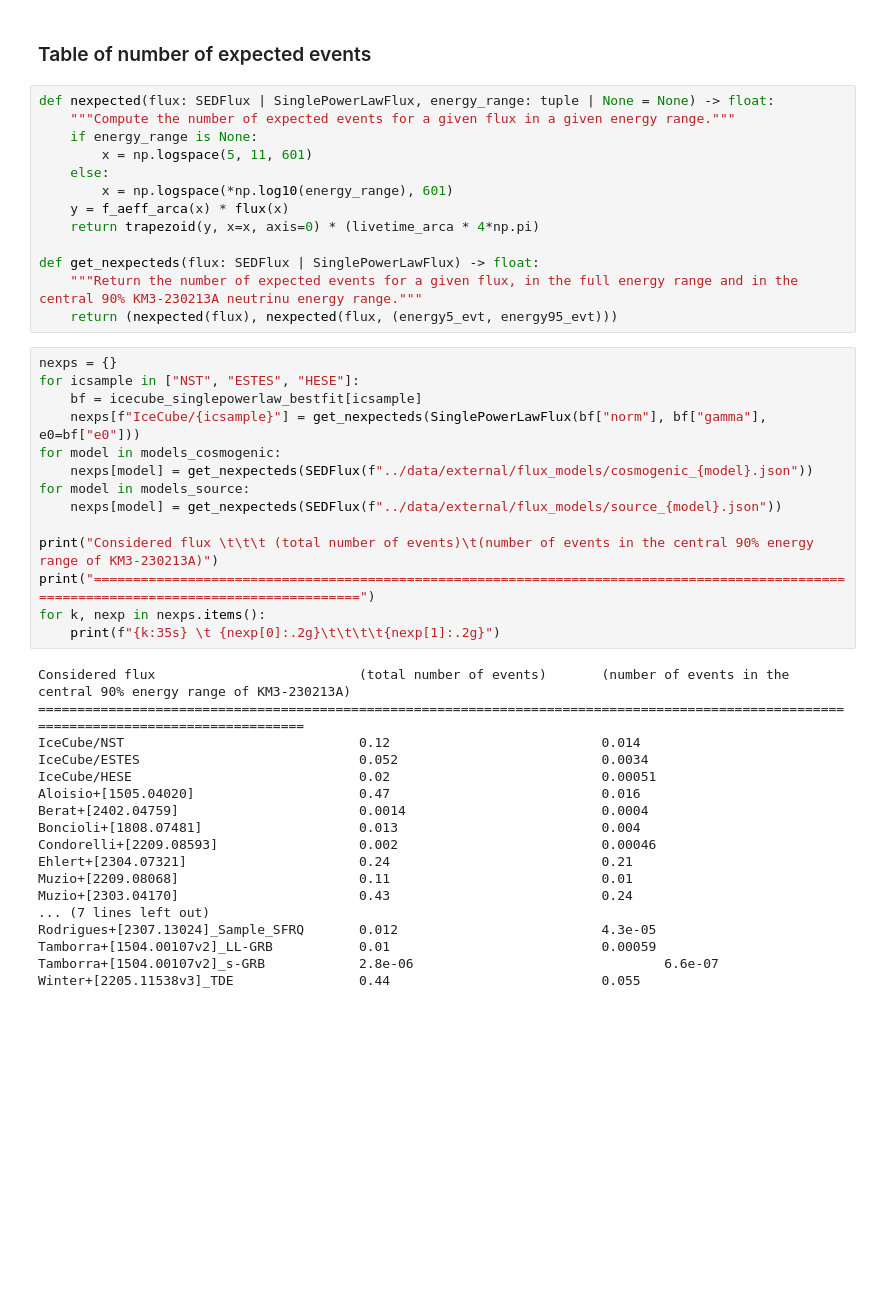
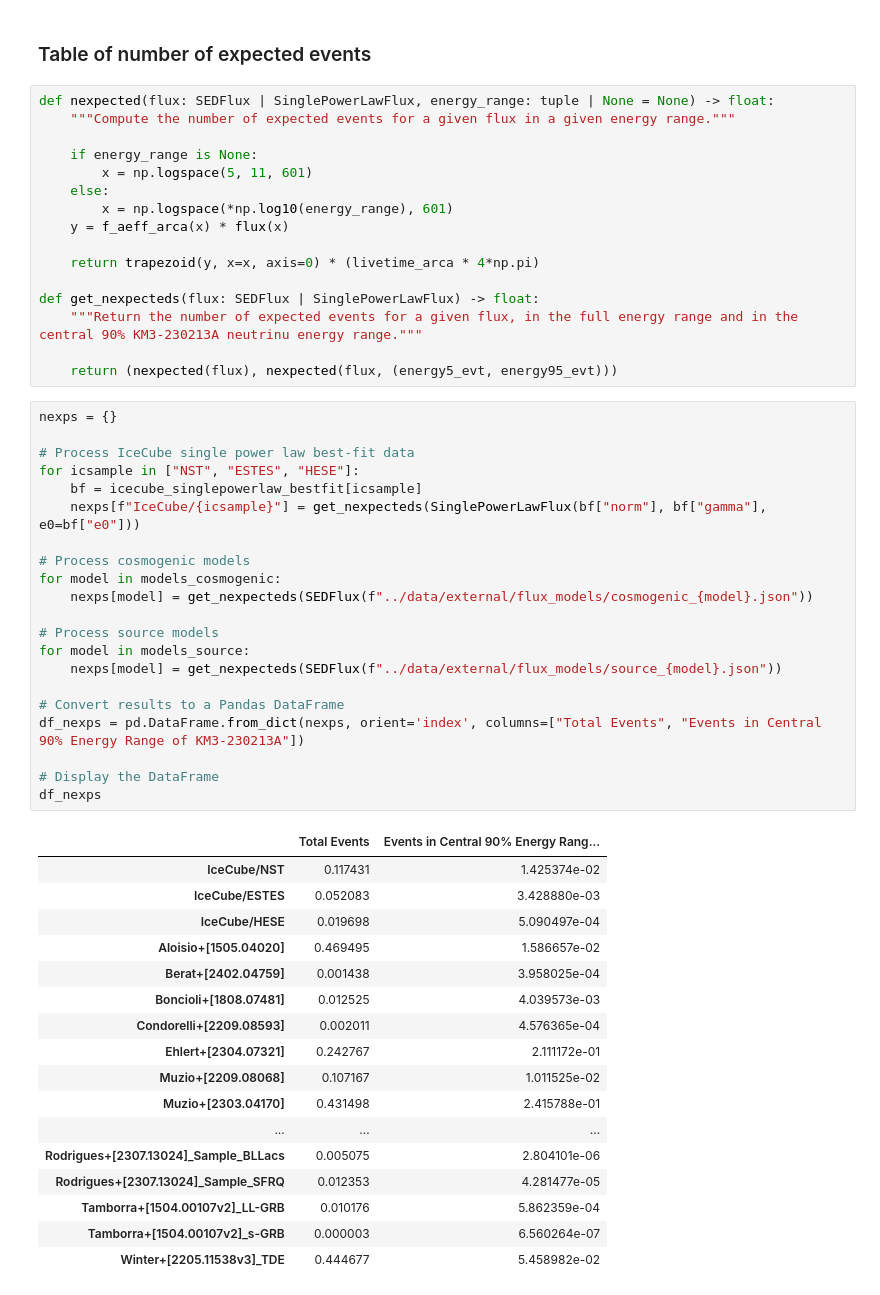
Before and after one commit to KM3NeT/KM3-230213A-data, a Jupyter notebook: notebooks/Expected events per flux.ipynb, the cells around one changed output. Drawn from its saved outputs; the diff is of its cells as text; blank space fills up the shorter version.

```diff
--- a/notebooks/Expected events per flux.ipynb
+++ b/notebooks/Expected events per flux.ipynb
@@ -47,45 +47,55 @@ icecube_singlepowerlaw_bestfit = pd.read_json("../data/external/flux_constraints
 # %%
 def nexpected(flux: SEDFlux | SinglePowerLawFlux, energy_range: tuple | None = None) -> float:
     """Compute the number of expected events for a given flux in a given energy range."""
+
     if energy_range is None:
         x = np.logspace(5, 11, 601)
     else:
         x = np.logspace(*np.log10(energy_range), 601)
     y = f_aeff_arca(x) * flux(x)
+
     return trapezoid(y, x=x, axis=0) * (livetime_arca * 4*np.pi)
 
 def get_nexpecteds(flux: SEDFlux | SinglePowerLawFlux) -> float:
     """Return the number of expected events for a given flux, in the full energy range and in the central 90% KM3-230213A neutrinu energy range."""
+
     return (nexpected(flux), nexpected(flux, (energy5_evt, energy95_evt)))
 # %%
 nexps = {}
+
+# Process IceCube single power law best-fit data
 for icsample in ["NST", "ESTES", "HESE"]:
     bf = icecube_singlepowerlaw_bestfit[icsample]
     nexps[f"IceCube/{icsample}"] = get_nexpecteds(SinglePowerLawFlux(bf["norm"], bf["gamma"], e0=bf["e0"]))
+
+# Process cosmogenic models
 for model in models_cosmogenic:
     nexps[model] = get_nexpecteds(SEDFlux(f"../data/external/flux_models/cosmogenic_{model}.json"))
+
+# Process source models
 for model in models_source:
     nexps[model] = get_nexpecteds(SEDFlux(f"../data/external/flux_models/source_{model}.json"))
 
-print("Considered flux \t\t\t (total number of events)\t(number of events in the central 90% energy range of KM3-230213A)")
-print("=========================================================================================================================================")
-for k, nexp in nexps.items():
-    print(f"{k:35s} \t {nexp[0]:.2g}\t\t\t\t{nexp[1]:.2g}")
+# Convert results to a Pandas DataFrame
+df_nexps = pd.DataFrame.from_dict(nexps, orient='index', columns=["Total Events", "Events in Central 90% Energy Range of KM3-230213A"])
+
+# Display the DataFrame
+df_nexps
 # %% [output]
-Considered flux                          (total number of events)       (number of events in the central 90% energy range of KM3-230213A)
-=========================================================================================================================================
-IceCube/NST                              0.12                           0.014
-IceCube/ESTES                            0.052                          0.0034
-IceCube/HESE                             0.02                           0.00051
-Aloisio+[1505.04020]                     0.47                           0.016
-Berat+[2402.04759]                       0.0014                         0.0004
-Boncioli+[1808.07481]                    0.013                          0.004
-Condorelli+[2209.08593]                  0.002                          0.00046
-Ehlert+[2304.07321]                      0.24                           0.21
-Muzio+[2209.08068]                       0.11                           0.01
-Muzio+[2303.04170]                       0.43                           0.24
-... (7 lines left out)
-Rodrigues+[2307.13024]_Sample_SFRQ       0.012                          4.3e-05
-Tamborra+[1504.00107v2]_LL-GRB           0.01                           0.00059
-Tamborra+[1504.00107v2]_s-GRB            2.8e-06                                6.6e-07
-Winter+[2205.11538v3]_TDE                0.44                           0.055
+|  | Total Events | Events in Central 90% Energy Rang... |
+| IceCube/NST | 0.117431 | 1.425374e-02 |
+| IceCube/ESTES | 0.052083 | 3.428880e-03 |
+| IceCube/HESE | 0.019698 | 5.090497e-04 |
+| Aloisio+[1505.04020] | 0.469495 | 1.586657e-02 |
+| Berat+[2402.04759] | 0.001438 | 3.958025e-04 |
+| Boncioli+[1808.07481] | 0.012525 | 4.039573e-03 |
+| Condorelli+[2209.08593] | 0.002011 | 4.576365e-04 |
+| Ehlert+[2304.07321] | 0.242767 | 2.111172e-01 |
+| Muzio+[2209.08068] | 0.107167 | 1.011525e-02 |
+| Muzio+[2303.04170] | 0.431498 | 2.415788e-01 |
+| ... | ... | ... |
+| Rodrigues+[2307.13024]_Sample_BLLacs | 0.005075 | 2.804101e-06 |
+| Rodrigues+[2307.13024]_Sample_SFRQ | 0.012353 | 4.281477e-05 |
+| Tamborra+[1504.00107v2]_LL-GRB | 0.010176 | 5.862359e-04 |
+| Tamborra+[1504.00107v2]_s-GRB | 0.000003 | 6.560264e-07 |
+| Winter+[2205.11538v3]_TDE | 0.444677 | 5.458982e-02 |
```
Also changed, not shown: 12 other files.
